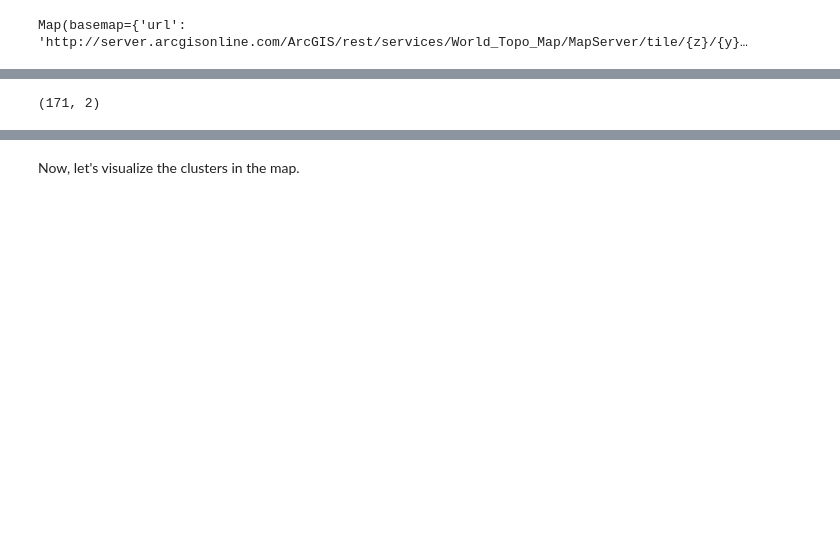
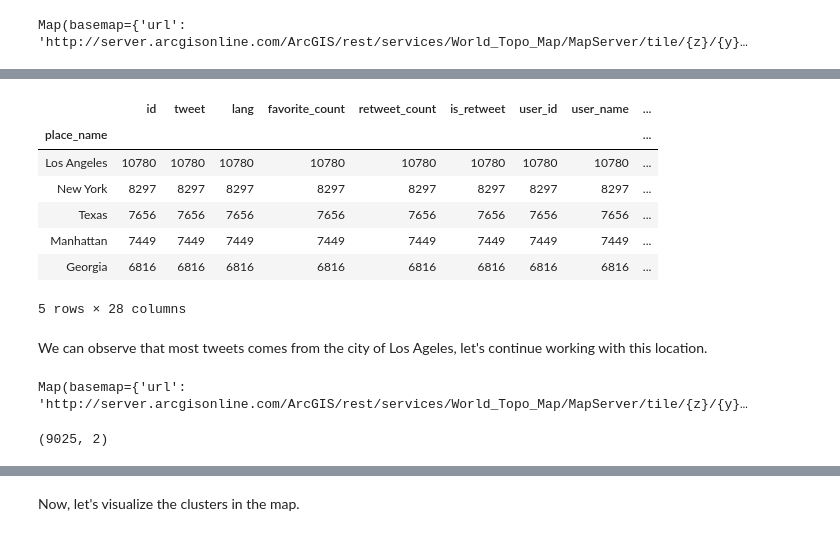
Before and after one commit to Ohtar10/wtsp, a Jupyter notebook: notebooks/jupyter/where-to-sell-products.ipynb, the cells around one changed output, grey strips where cells are left out. Cells and saved outputs as stored; diff of their text form; code cells hidden in the pictures; blank space fills up the shorter version.

Commit message:
WIP continue work on notebooks for the project

```diff
--- a/notebooks/jupyter/where-to-sell-products.ipynb
+++ b/notebooks/jupyter/where-to-sell-products.ipynb
@@ -82,0 +129,3 @@ Map(basemap={'url': 'http://server.arcgisonline.com/ArcGIS/rest/services/World_T
+# %%
+us_tweets = geo_tweets[geo_tweets.country == 'United States']
+us_tweets.head()
@@ -89,8 +157,29 @@ Since we just want to detect clusters based on the geographic position, we just
+# %%
+us_tweets_place_count = us_tweets.groupby('place_name').count()
+us_tweets_place_count.sort_values('tweet', ascending=False).head()
+# %% [output]
+|  | id | tweet | lang | favorite_count | retweet_count | is_retweet | user_id | user_name | ... |
+| place_name |  |  |  |  |  |  |  |  | ... |
+| Los Angeles | 10780 | 10780 | 10780 | 10780 | 10780 | 10780 | 10780 | 10780 | ... |
+| New York | 8297 | 8297 | 8297 | 8297 | 8297 | 8297 | 8297 | 8297 | ... |
+| Texas | 7656 | 7656 | 7656 | 7656 | 7656 | 7656 | 7656 | 7656 | ... |
+| Manhattan | 7449 | 7449 | 7449 | 7449 | 7449 | 7449 | 7449 | 7449 | ... |
+| Georgia | 6816 | 6816 | 6816 | 6816 | 6816 | 6816 | 6816 | 6816 | ... |
+5 rows × 28 columns
+# %% [markdown]
+We can observe that most tweets comes from the city of Los Ageles, let's continue working with this location.
+# %%
+la_tweets = us_tweets[us_tweets.place_name == 'Los Angeles']
+display_heatmap(center=(34, -118),
+               zoom=10,
+               geom=la_tweets['location_geometry'])
+# %% [output]
+Map(basemap={'url': 'http://server.arcgisonline.com/ArcGIS/rest/services/World_Topo_Map/MapServer/tile/{z}/{y}…
 # %%
 import numpy as np
 
-points = geo_tweets[geo_tweets.location_geometry.notnull()].location_geometry.apply(lambda p: [p.x, p.y])
+points = la_tweets[la_tweets.location_geometry.notnull()].location_geometry.apply(lambda p: [p.x, p.y])
 points = np.array(points.values.tolist())
 points.shape
 # %% [output]
-(171, 2)
+(9025, 2)
```
Also changed, not shown: parts of 52 cells of this notebook, 6 other files.
